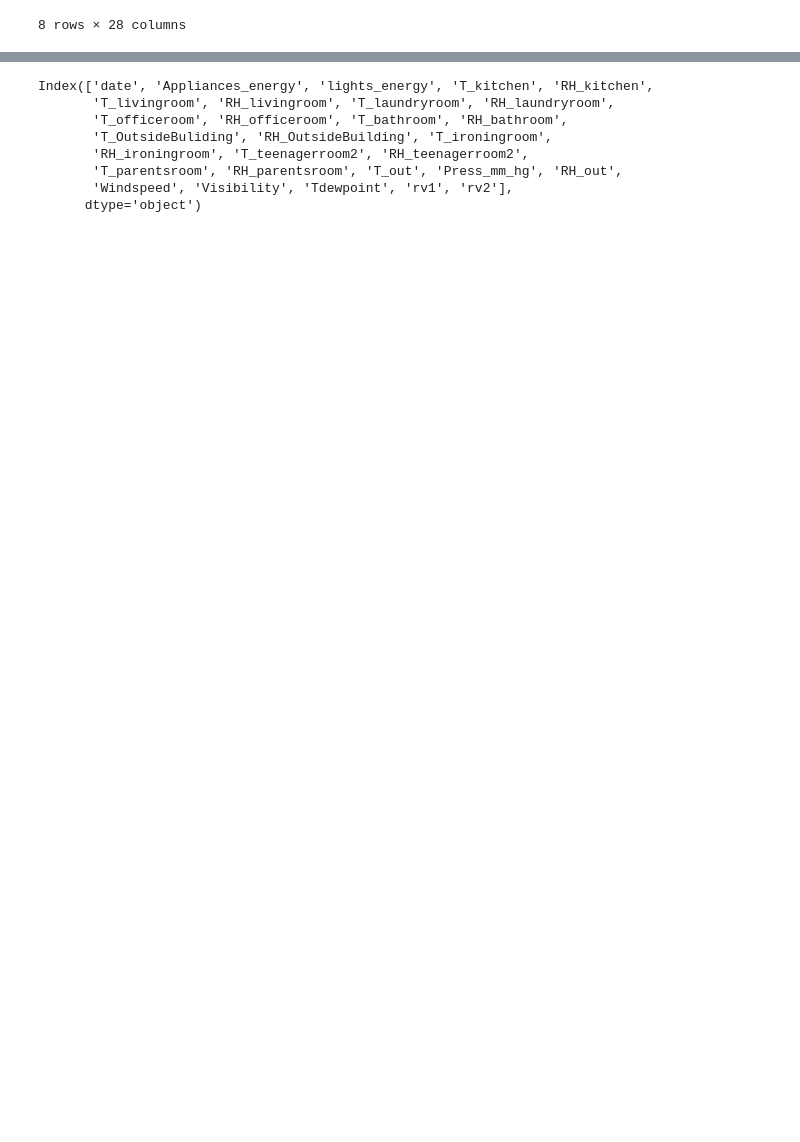
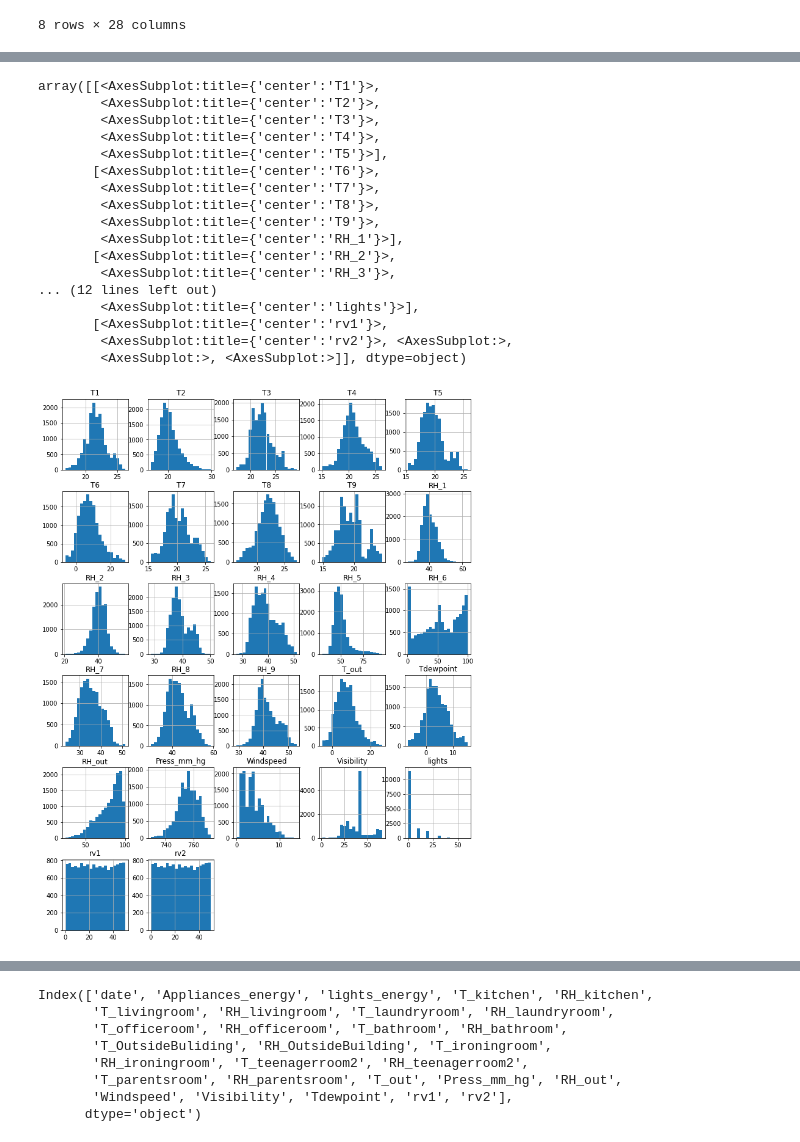
Before and after one commit to derekcantillo/ML-Appliances-Energy-Consumption, a Jupyter notebook: IAEnergy.ipynb, the cells around one changed output, grey strips where cells are left out. Drawn from its saved outputs; the diff is of its cells as text; code cells hidden in the pictures; blank space fills up the shorter version.

```diff
--- a/IAEnergy.ipynb
+++ b/IAEnergy.ipynb
@@ -278,0 +356,21 @@ Text(0.5, 1.0, 'Correlación entre las diferentes características')
+# %%
+feature_vars.hist(bins = 20 , figsize= (12,16))
+# %% [output]
+array([[<AxesSubplot:title={'center':'T1'}>,
+        <AxesSubplot:title={'center':'T2'}>,
+        <AxesSubplot:title={'center':'T3'}>,
+        <AxesSubplot:title={'center':'T4'}>,
+        <AxesSubplot:title={'center':'T5'}>],
+       [<AxesSubplot:title={'center':'T6'}>,
+        <AxesSubplot:title={'center':'T7'}>,
+        <AxesSubplot:title={'center':'T8'}>,
+        <AxesSubplot:title={'center':'T9'}>,
+        <AxesSubplot:title={'center':'RH_1'}>],
+       [<AxesSubplot:title={'center':'RH_2'}>,
+        <AxesSubplot:title={'center':'RH_3'}>,
+... (12 lines left out)
+        <AxesSubplot:title={'center':'lights'}>],
+       [<AxesSubplot:title={'center':'rv1'}>,
+        <AxesSubplot:title={'center':'rv2'}>, <AxesSubplot:>,
+        <AxesSubplot:>, <AxesSubplot:>]], dtype=object)
+[figure, added]
```
Also changed, not shown: parts of 65 cells of this notebook.
